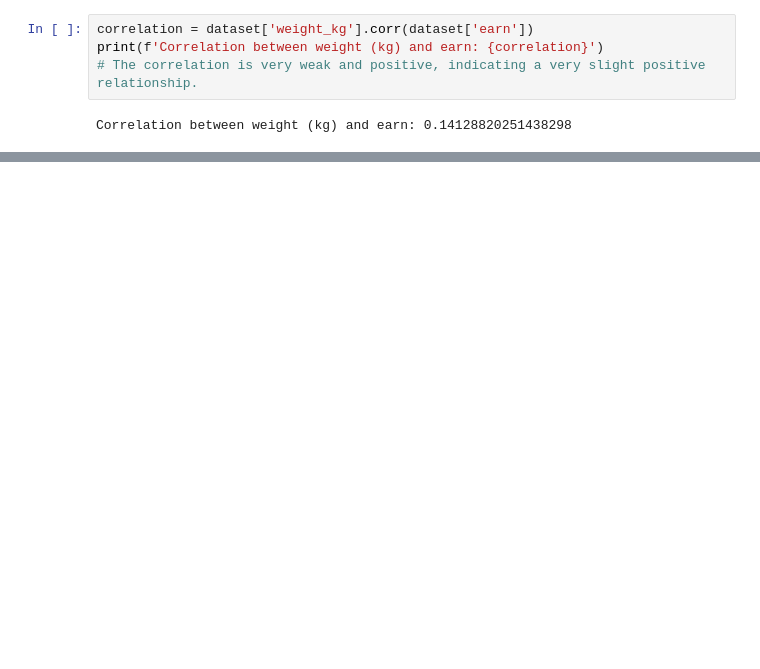
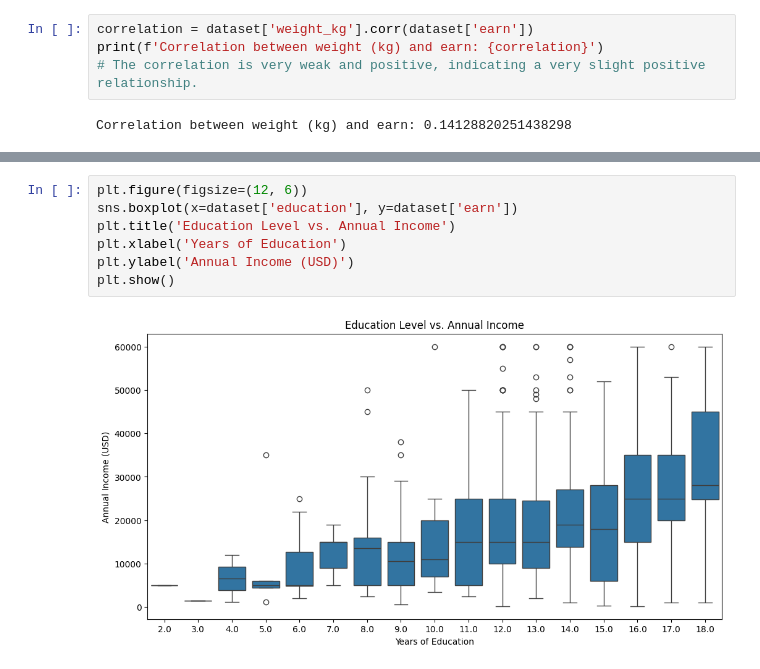
Before and after one commit to Darknight47/Data-Science-Project-01, a Jupyter notebook: linear_regression_with_interactioneffects.ipynb, the cells around one changed output, grey strips where cells are left out. Saved outputs shown, nothing was run; the diff lists cells and outputs as text; blank space fills up the shorter version.

```diff
--- a/linear_regression_with_interactioneffects.ipynb
+++ b/linear_regression_with_interactioneffects.ipynb
@@ -350,0 +361,9 @@ Correlation between weight (kg) and earn: 0.14128820251438298
+# %%
+plt.figure(figsize=(12, 6))
+sns.boxplot(x=dataset['education'], y=dataset['earn'])
+plt.title('Education Level vs. Annual Income')
+plt.xlabel('Years of Education')
+plt.ylabel('Annual Income (USD)')
+plt.show()
+# %% [output]
+[figure, added]
```
Also changed, not shown: parts of 13 cells of this notebook.
